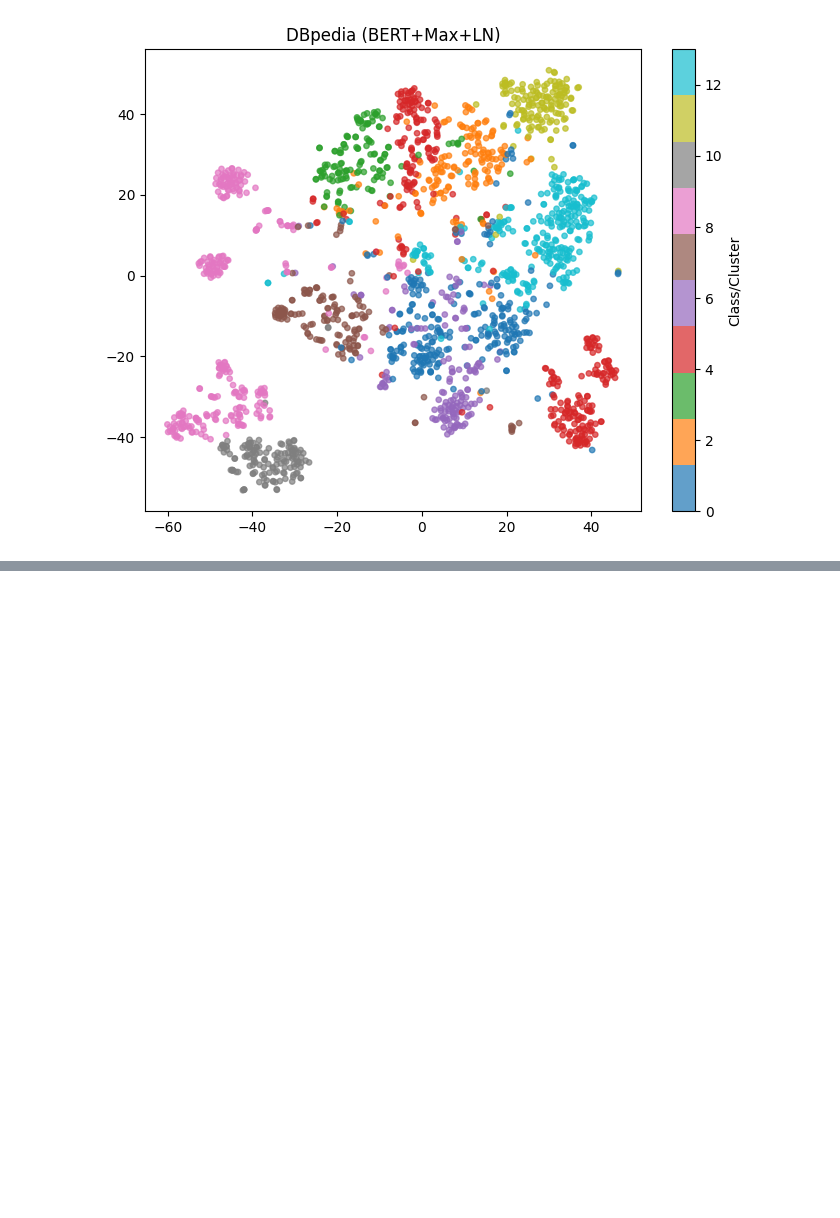
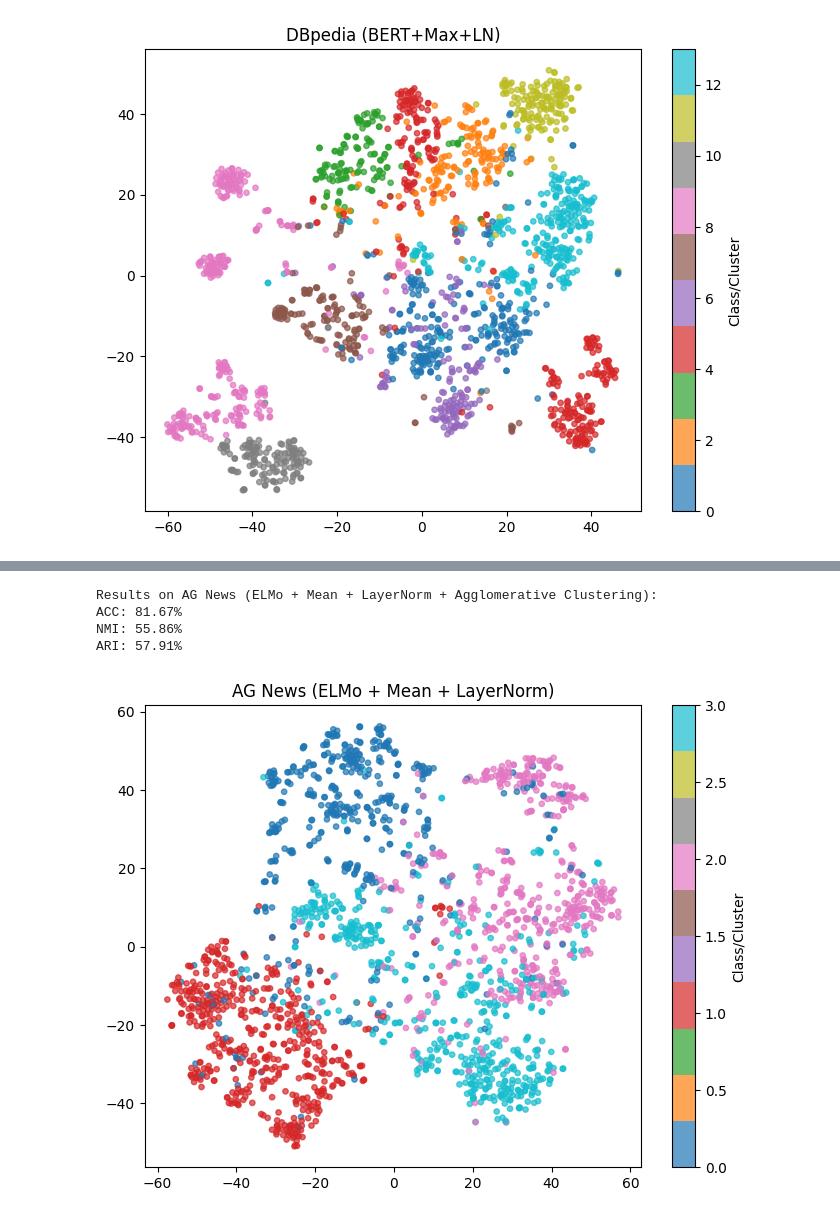
Before and after one commit to digesaremarco/Deep_Feature-Based_Text_Clustering, a Jupyter notebook: text_clustering.ipynb, the cells around one changed output, grey strips where cells are left out. Drawn from its saved outputs; the diff is of its cells as text; code cells hidden in the pictures; blank space fills up the shorter version.

```diff
--- a/text_clustering.ipynb
+++ b/text_clustering.ipynb
@@ -911,0 +942,30 @@ DBpedia (BERT+Max+LN+KM):
+# %%
+# Experiment 1: LM + Mean + LN + Agglomerative Clustering on AG News
+texts, labels = load_agnews(n_per_class=1000)
+
+X = extract_features(texts, model='elmo', pooling='mean')
+X_norm = normalize_features(X, method="layernorm")
+
+# Clustering with Agglomerative Clustering
+y_pred, _ = cluster_features(X_norm, n_clusters=4, method="agglomerative")
+acc = clustering_accuracy(labels, y_pred)
+nmi = clustering_nmi(labels, y_pred)
+ari = clustering_ari(labels, y_pred)
+
+print(f"Results on AG News (ELMo + Mean + LayerNorm + Agglomerative Clustering):")
+print(f"ACC: {acc*100:.2f}%")
+print(f"NMI: {nmi*100:.2f}%")
+print(f"ARI: {ari*100:.2f}%")
+
+# Plot feature visualization
+visualize_features(
+    X_norm,
+    labels,
+    title='AG News (ELMo + Mean + LayerNorm)'
+)
+# %% [output]
+Results on AG News (ELMo + Mean + LayerNorm + Agglomerative Clustering):
+ACC: 81.67%
+NMI: 55.86%
+ARI: 57.91%
+[figure, added]
```
Also changed, not shown: parts of 4 cells of this notebook.
